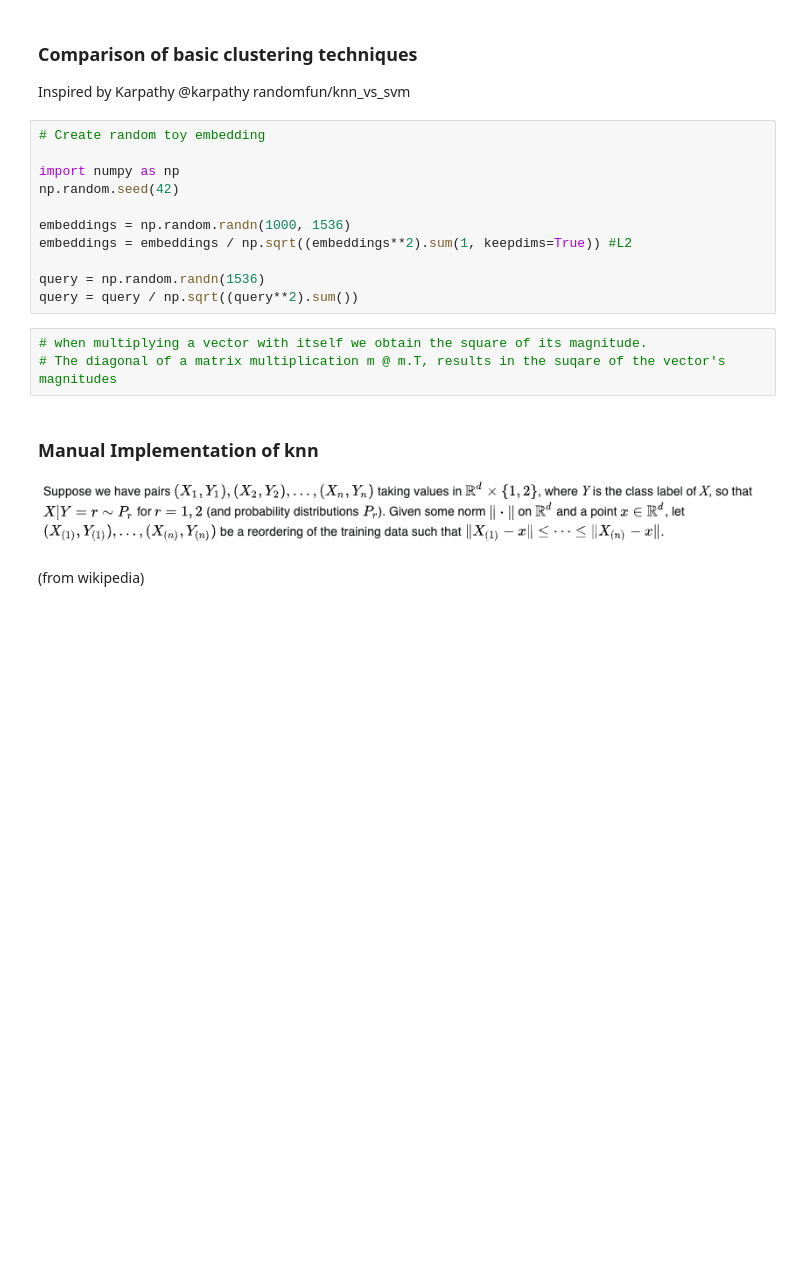
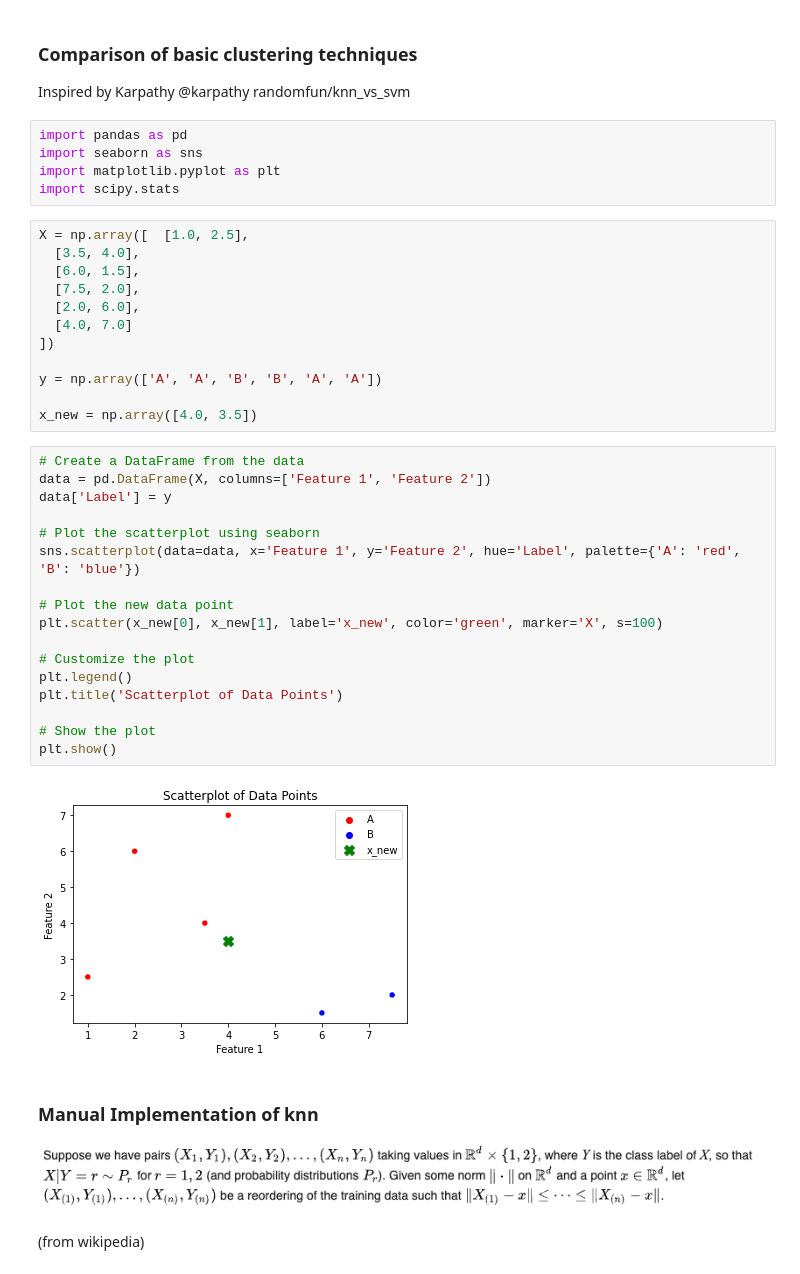
Before and after one commit to ainatersol/random, a Jupyter notebook: KNNs and SVMs.ipynb, the cells around one changed output. Saved outputs shown, nothing was run; the diff lists cells and outputs as text; blank space fills up the shorter version.

```diff
--- a/KNNs and SVMs.ipynb
+++ b/KNNs and SVMs.ipynb
@@ -3,20 +3,42 @@
 
 
 Inspired by Karpathy @karpathy randomfun/knn_vs_svm
-# %%
-# Create random toy embedding
-
-import numpy as np
-np.random.seed(42)
-
-embeddings = np.random.randn(1000, 1536)
-embeddings = embeddings / np.sqrt((embeddings**2).sum(1, keepdims=True)) #L2
-
-query = np.random.randn(1536)
-query = query / np.sqrt((query**2).sum())
-# %%
-# when multiplying a vector with itself we obtain the square of its magnitude.
-# The diagonal of a matrix multiplication m @ m.T, results in the suqare of the vector's magnitudes
+# %%
+import pandas as pd
+import seaborn as sns
+import matplotlib.pyplot as plt
+import scipy.stats
+# %%
+X = np.array([  [1.0, 2.5],
+  [3.5, 4.0],
+  [6.0, 1.5],
+  [7.5, 2.0],
+  [2.0, 6.0],
+  [4.0, 7.0]
+])
+
+y = np.array(['A', 'A', 'B', 'B', 'A', 'A'])
+
+x_new = np.array([4.0, 3.5])
+# %%
+# Create a DataFrame from the data
+data = pd.DataFrame(X, columns=['Feature 1', 'Feature 2'])
+data['Label'] = y
+
+# Plot the scatterplot using seaborn
+sns.scatterplot(data=data, x='Feature 1', y='Feature 2', hue='Label', palette={'A': 'red', 'B': 'blue'})
+
+# Plot the new data point
+plt.scatter(x_new[0], x_new[1], label='x_new', color='green', marker='X', s=100)
+
+# Customize the plot
+plt.legend()
+plt.title('Scatterplot of Data Points')
+
+# Show the plot
+plt.show()
+# %% [output]
+[figure, added]
 # %% [markdown]
 ### Manual Implementation of knn
 
```
Also changed, not shown: parts of 8 cells of this notebook, 1 other file.
